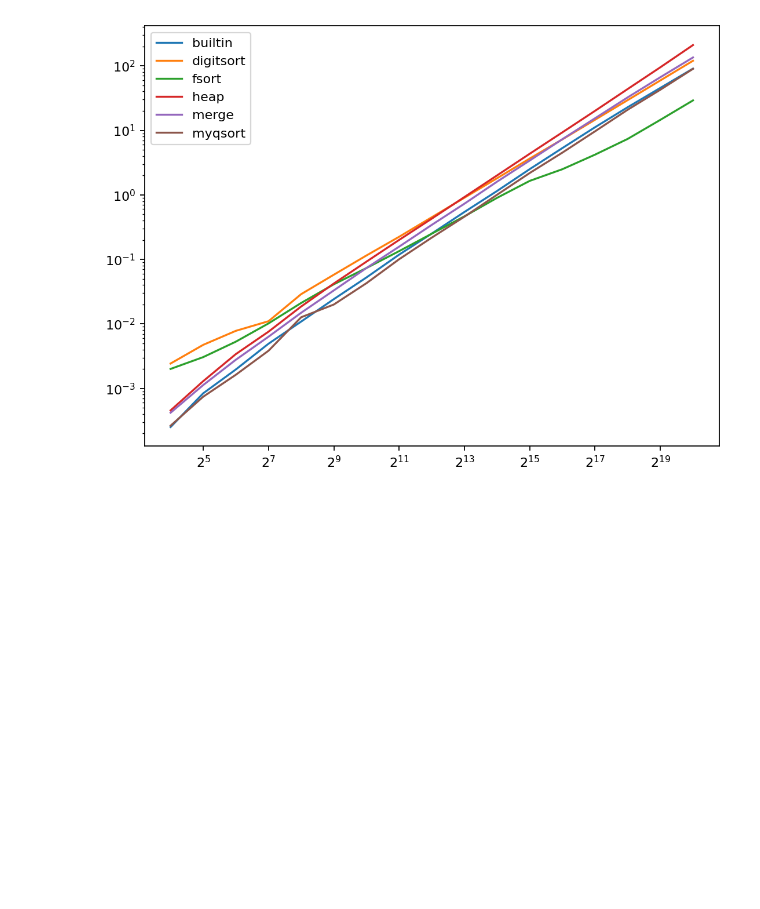
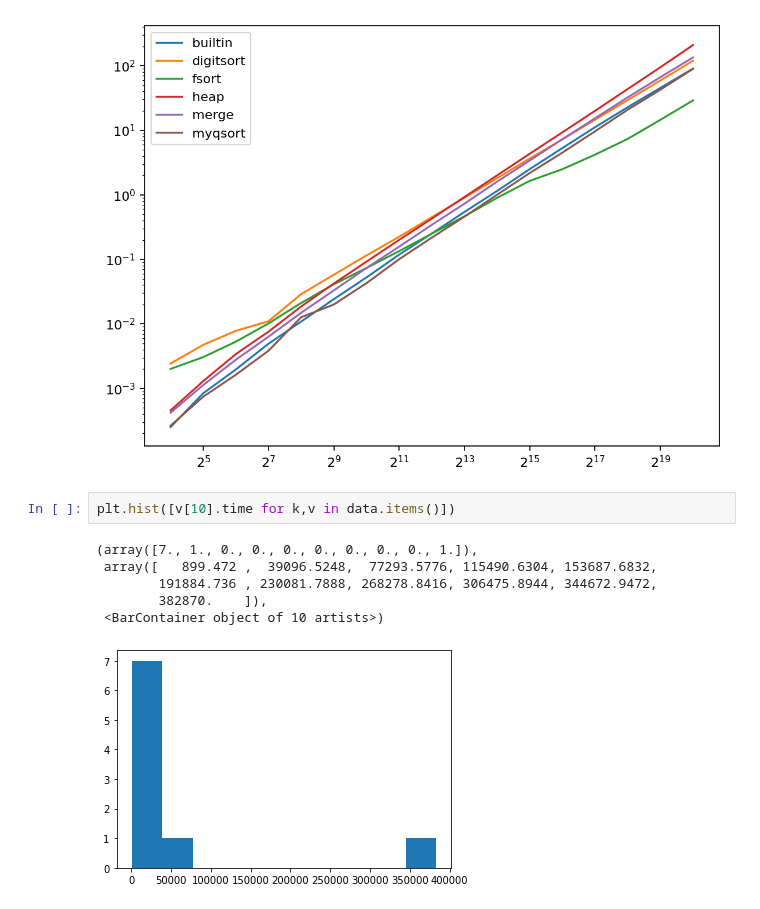
Before and after one commit to HectorHW/algos_semester, a Jupyter notebook: viz/Untitled.ipynb, the cells around one changed output. Drawn from its saved outputs; the diff is of its cells as text; blank space fills up the shorter version.

```diff
--- a/viz/Untitled.ipynb
+++ b/viz/Untitled.ipynb
@@ -155,3 +158,12 @@ graph_slow_sorts('int', savename='slow.png')
 graph_fast_sorts('int', savename='fast.png')
 # %% [output]
 [figure]
+# %%
+plt.hist([v[10].time for k,v in data.items()])
+# %% [output]
+(array([7., 1., 0., 0., 0., 0., 0., 0., 0., 1.]),
+ array([   899.472 ,  39096.5248,  77293.5776, 115490.6304, 153687.6832,
+        191884.736 , 230081.7888, 268278.8416, 306475.8944, 344672.9472,
+        382870.    ]),
+ <BarContainer object of 10 artists>)
+[figure, added]
```
Also changed, not shown: parts of 10 cells of this notebook.
